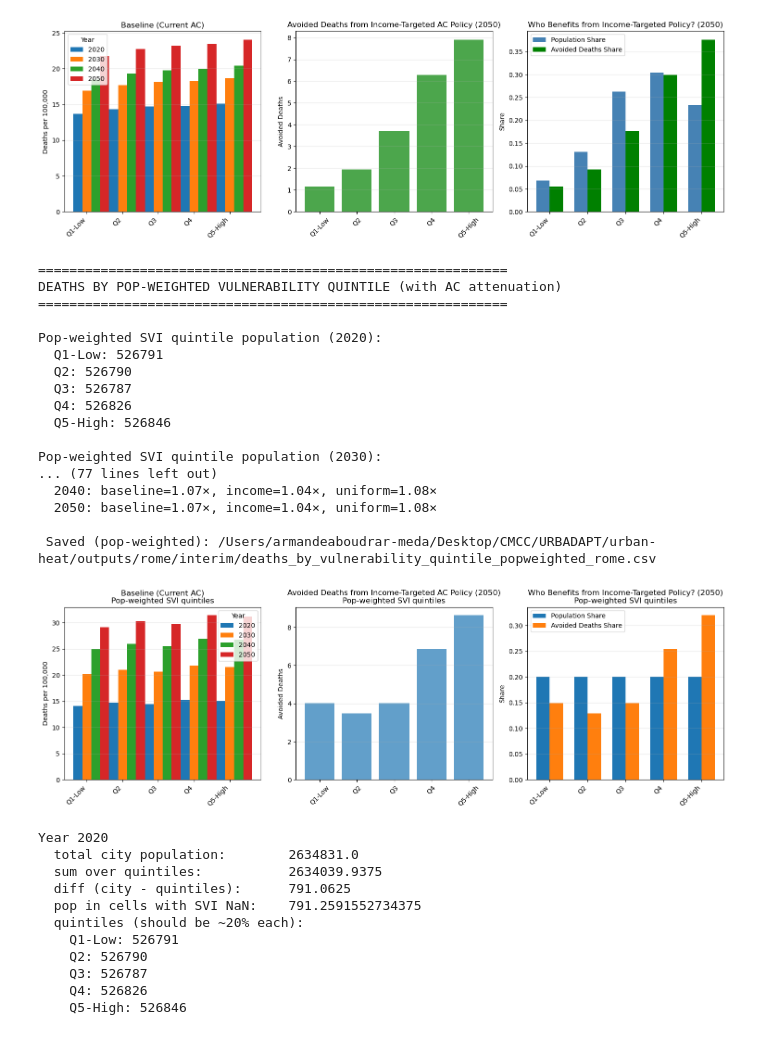
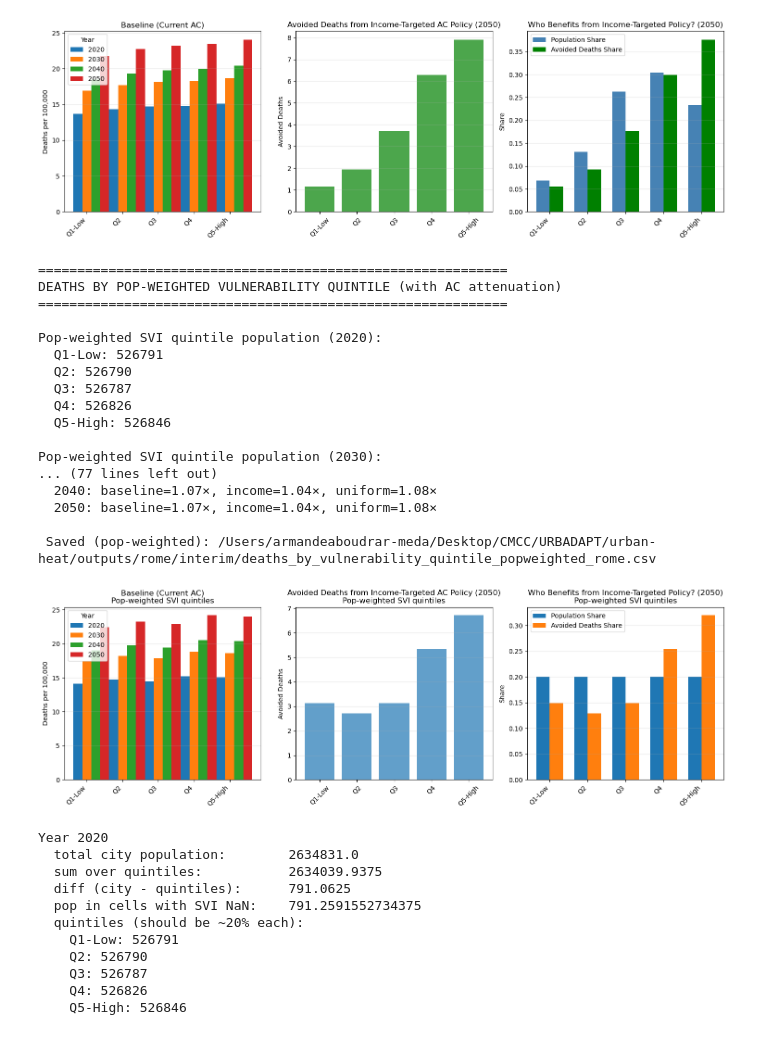
Before and after one commit to URBADAPT/URBADAPT-HEAT, a Jupyter notebook: urban-heat/notebooks/city_agnostic/March2026/Rome/05_AC_0126_Rome.ipynb, the cells around one changed output. Cells and saved outputs as stored; diff of their text form; code cells hidden in the pictures.

```diff
--- a/urban-heat/notebooks/city_agnostic/March2026/Rome/05_AC_0126_Rome.ipynb
+++ b/urban-heat/notebooks/city_agnostic/March2026/Rome/05_AC_0126_Rome.ipynb
@@ -4534,8 +4534,11 @@ if HAS_VULN:
         if idx.size == 0:
             return {lbl: 0.0 for lbl in quintile_labels_pop.values()}, np.zeros_like(svi_grid, dtype=float)
 
+        age_ifs_year = get_age_ifs(year)
+        eff0 = EFF_DEFAULT if eff_base is None else eff_base
+
         # use pop_grid for city mask and weighting
-        m_city = CITY_MASK & np.isfinite(pop_grid)
+        m_city = CITY_MASK & np.isfinite(pop_grid) & (pop_grid > 0)
 
         # fill coverage gaps with population-weighted mean (using pop_grid)
         cov_grid = np.where(m_city & np.isfinite(coverage_grid), coverage_grid, np.nan)
@@ -4555,8 +4558,8 @@ if HAS_VULN:
 
             cov = np.where(m, cov_grid, 0.0)
 
-            for age_lbl, f in age_ifs.items():
-                eff_a = _eff_for_age(age_lbl, eff_by_bucket, eff_base or EFF_DEFAULT)
+            for age_lbl, f in age_ifs_year.items():
+                eff_a = _eff_for_age(age_lbl, eff_by_bucket, eff0)
                 mdd = _interp_mdd(I_grid, f)
                 mult = np.clip(1.0 - eff_a * cov, 0.0, 1.0)
                 pop_age = np.nan_to_num(age_on_ref[age_lbl], 0.0)
@@ -4726,34 +4729,34 @@ if HAS_VULN:
     axes[2].set_xticklabels(quintiles_pw, rotation=45, ha='right')
     axes[2].set_ylabel("Share")
     axes[2].set_title("Who Benefits from Income-Targeted Policy? (2050)\nPop-weighted SVI quintiles")
     axes[2].legend()
     axes[2].grid(axis='y', alpha=0.3)
 
     plt.tight_layout()
     plt.savefig(OUT / f"vulnerability_stratified_AC_popweighted_{SLUG}.png", dpi=150)
     plt.show()
 
 else:
     print("No vulnerability layer found (HAS_VULN=False) – skipping pop-weighted analysis.")
 # %% [output]
 ============================================================
 DEATHS BY POP-WEIGHTED VULNERABILITY QUINTILE (with AC attenuation)
 ============================================================
 
 Pop-weighted SVI quintile population (2020):
   Q1-Low: 526791
   Q2: 526790
   Q3: 526787
   Q4: 526826
   Q5-High: 526846
 
 Pop-weighted SVI quintile population (2030):
 ... (77 lines left out)
   2040: baseline=1.07×, income=1.04×, uniform=1.08×
   2050: baseline=1.07×, income=1.04×, uniform=1.08×
 
  Saved (pop-weighted): /Users/armandeaboudrar-meda/Desktop/CMCC/URBADAPT/urban-heat/outputs/rome/interim/deaths_by_vulnerability_quintile_popweighted_rome.csv
-[figure, old version]
+[figure, new version]
 # %%
 for year in [2020, 2030, 2040, 2050]:
     pop_on_ref = POP_GRID.get(year, pop_on_ref_base)
```
Also changed, not shown: parts of 3 cells of this notebook, 9 other files.
